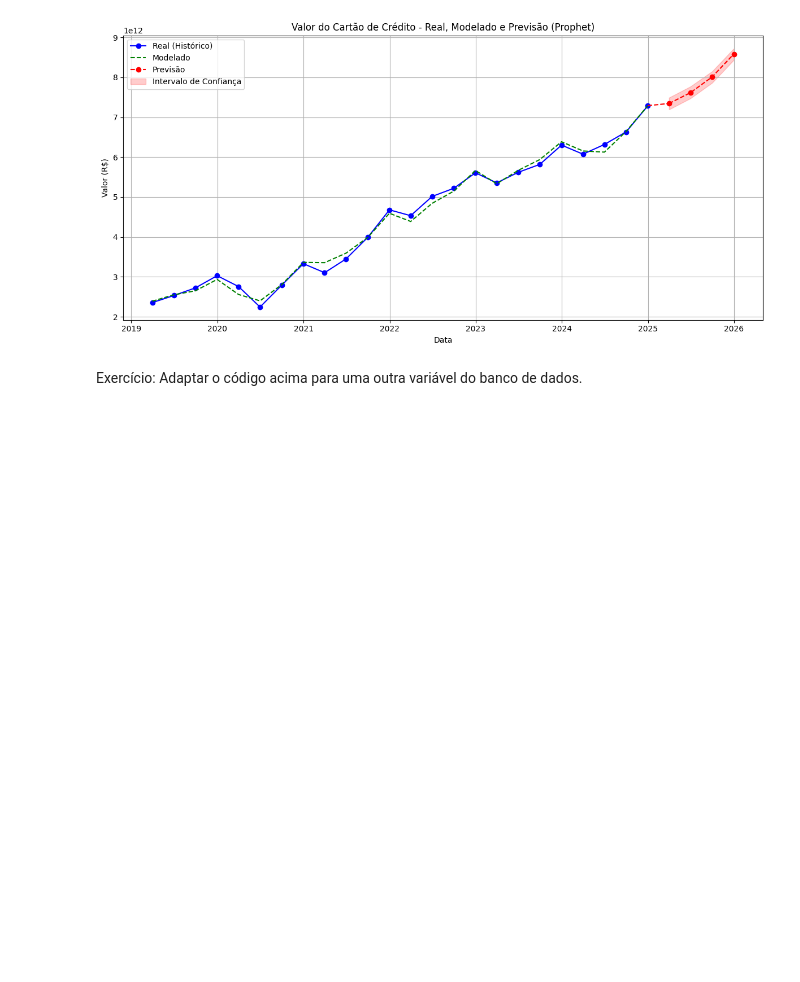
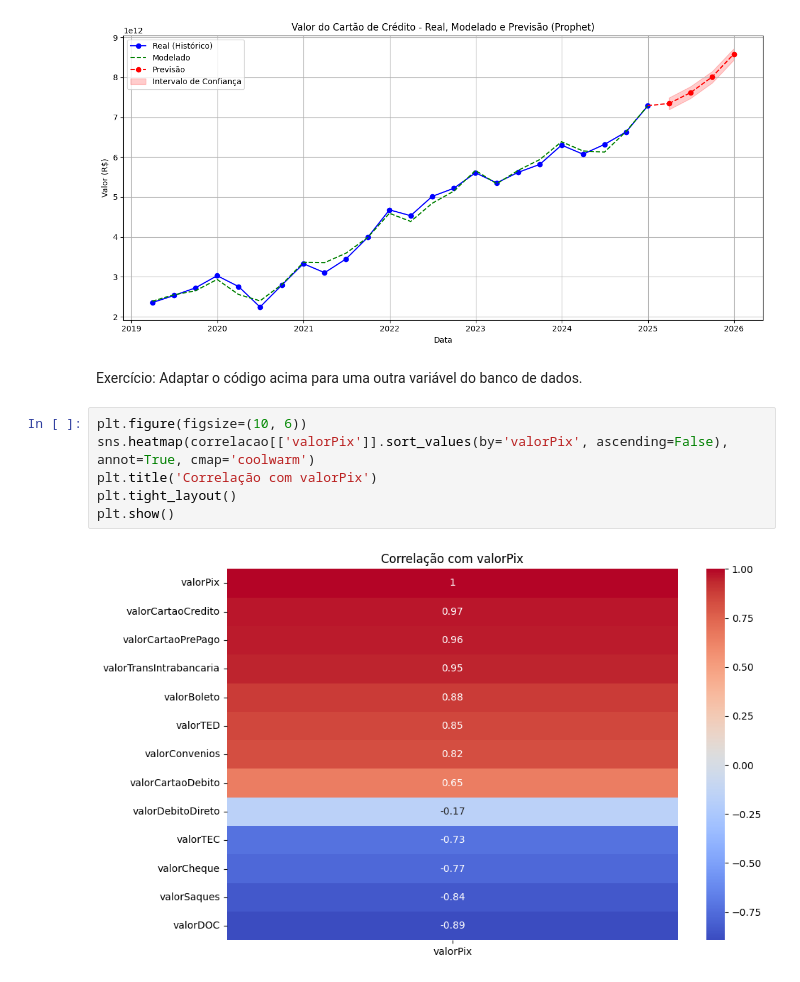
Before and after one commit to guilherme-jacques/etlBCB, a Jupyter notebook: MachineLearning.ipynb, the cells around one changed output. Drawn from its saved outputs; the diff is of its cells as text; blank space fills up the shorter version.

```diff
--- a/MachineLearning.ipynb
+++ b/MachineLearning.ipynb
@@ -262,3 +262,11 @@ plt.show()
 [figure]
 # %% [markdown]
 Exercício: Adaptar o código acima para uma outra variável do banco de dados.
+# %%
+plt.figure(figsize=(10, 6))
+sns.heatmap(correlacao[['valorPix']].sort_values(by='valorPix', ascending=False), annot=True, cmap='coolwarm')
+plt.title('Correlação com valorPix')
+plt.tight_layout()
+plt.show()
+# %% [output]
+[figure, added]
```
Also changed, not shown: parts of 9 cells of this notebook.
